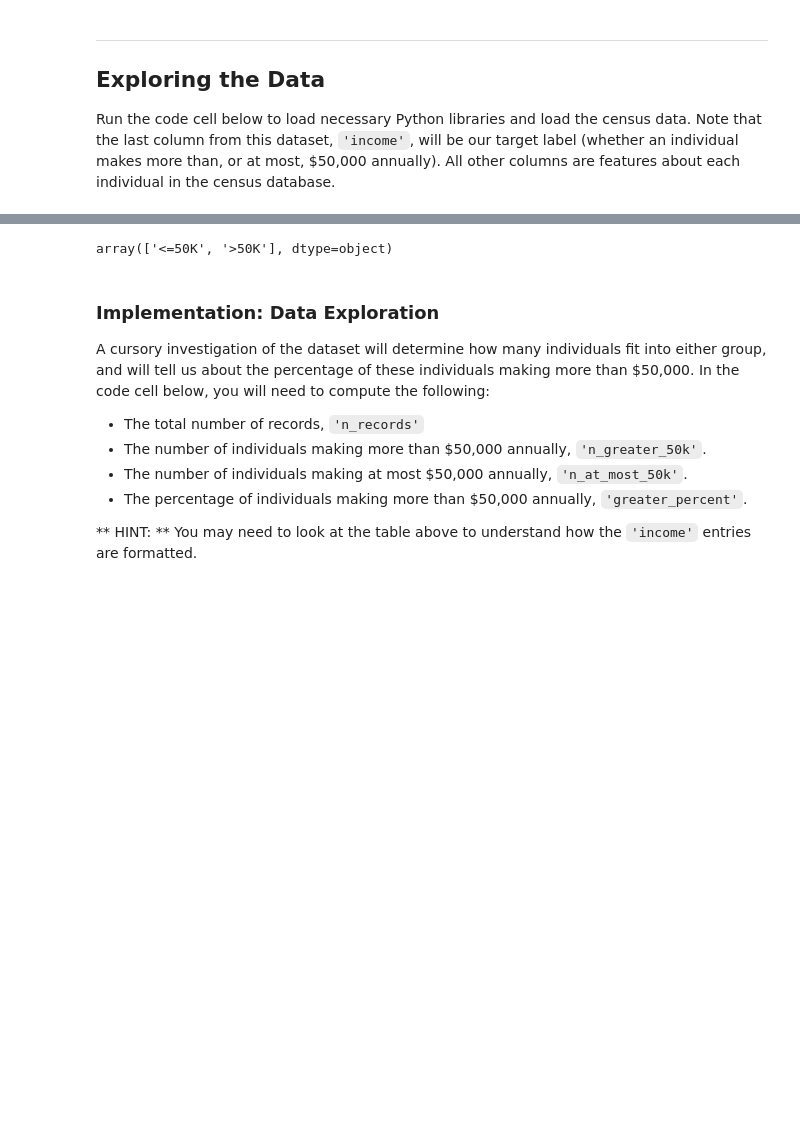
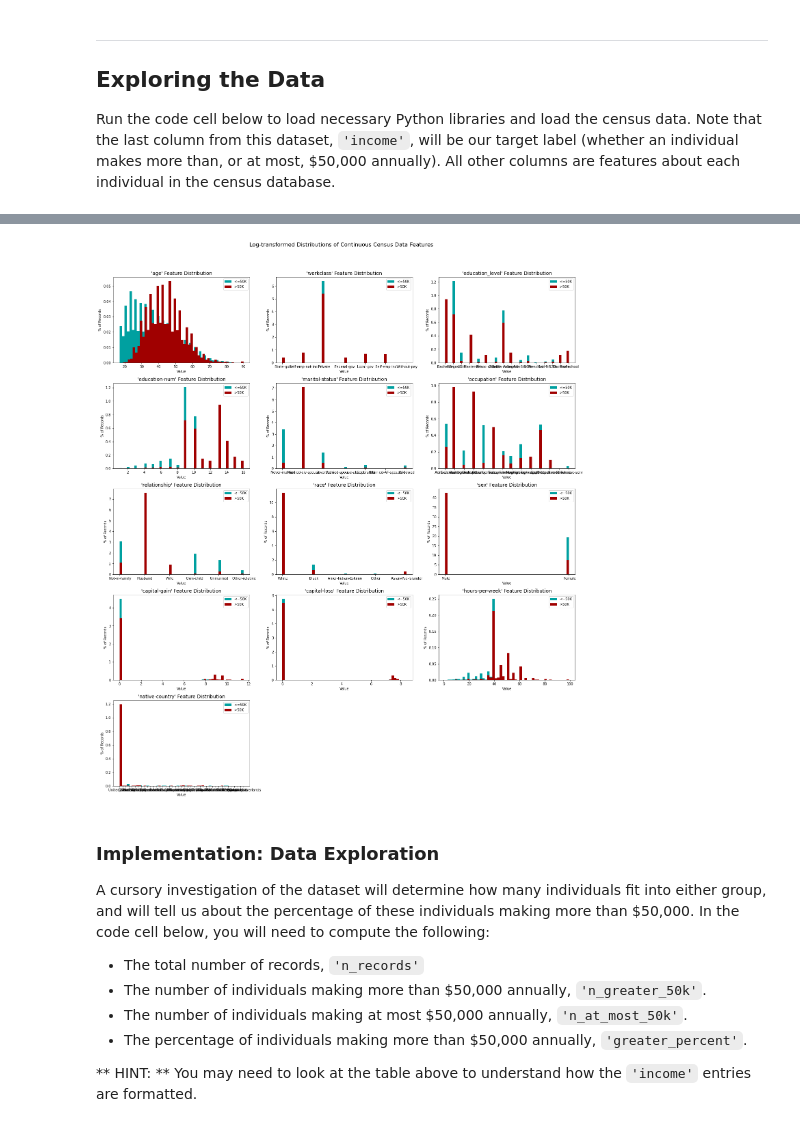
Before and after one commit to maurodsantos/finding_donors, a Jupyter notebook: finding_donors.ipynb, the cells around one changed output, grey strips where cells are left out. Drawn from its saved outputs; the diff is of its cells as text; code cells hidden in the pictures; blank space fills up the shorter version.

```diff
--- a/finding_donors.ipynb
+++ b/finding_donors.ipynb
@@ -48,10 +51,20 @@ display(data.head(n=10))
 | 7 | 52 | Self-emp-not-inc | HS-grad | 9.0 | Married-civ-spouse | Exec-managerial | Husband | White | ... |
 | 8 | 31 | Private | Masters | 14.0 | Never-married | Prof-specialty | Not-in-family | White | ... |
 | 9 | 42 | Private | Bachelors | 13.0 | Married-civ-spouse | Exec-managerial | Husband | White | ... |
-# %%
-data.income.unique()
-# %% [output]
-array(['<=50K', '>50K'], dtype=object)
+# %%
+features_raw = data.drop('income', axis = 1)
+skewed = ['capital-gain', 'capital-loss']
+features_raw[skewed] = features_raw[skewed].apply(lambda x: np.log(x + 1))
+
+vs.distribution_all(features_raw,data.income,True)
+## top 5 features by inspection of the normalised histograms:
+# - age
+# - education
+# - hours per week
+# - marital status
+# - sex
+# %% [output]
+[figure, added]
 # %% [markdown]
 ### Implementation: Data Exploration
 A cursory investigation of the dataset will determine how many individuals fit into either group, and will tell us about the percentage of these individuals making more than \$50,000. In the code cell below, you will need to compute the following:
```
Also changed, not shown: parts of 23 cells of this notebook, 3 other files.
